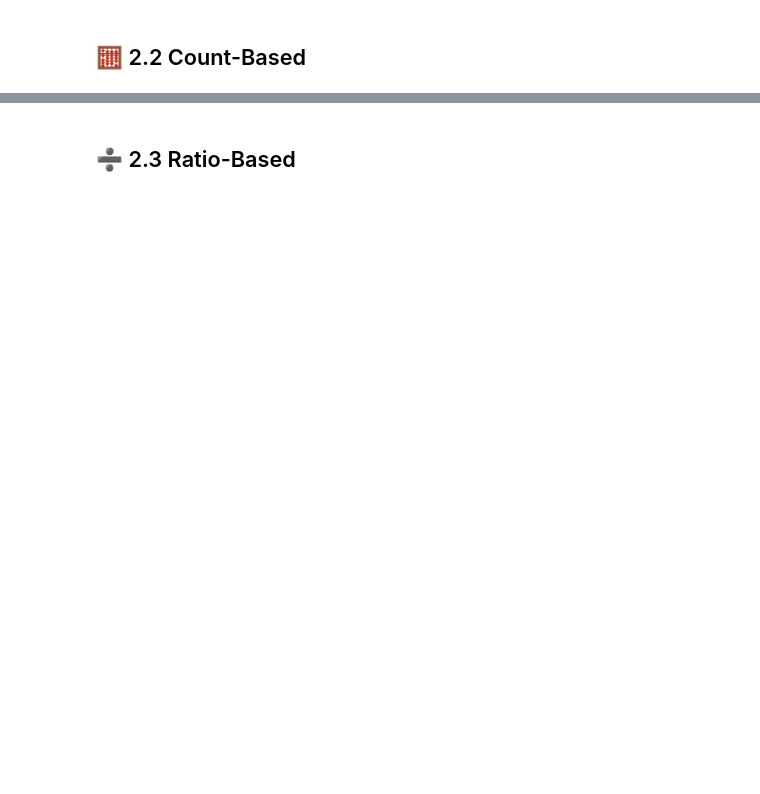
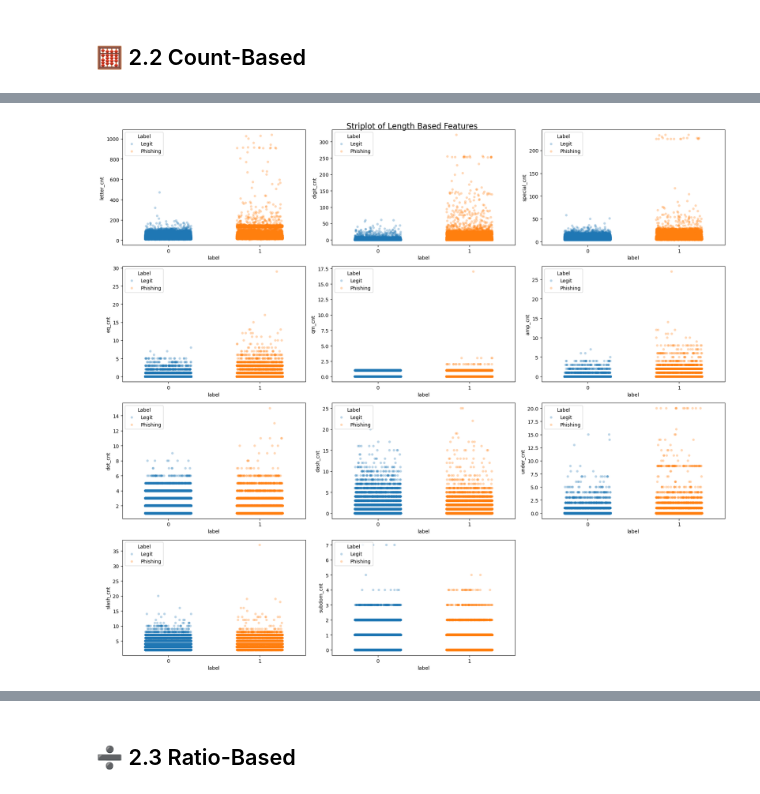
Before and after one commit to QMathsdude/phishing-url-detector, a Jupyter notebook: notebooks/01_EDA.ipynb, the cells around one changed output, grey strips where cells are left out. Cells and saved outputs as stored; diff of their text form; code cells hidden in the pictures; blank space fills up the shorter version.

Commit message:
Complete 2.2 Counte-Based

```diff
--- a/notebooks/01_EDA.ipynb
+++ b/notebooks/01_EDA.ipynb
@@ -332,6 +353,4 @@ df_len.head()
 # %%
-# Create df with only count features
+# Count only features
 features_cnt = ['letter_cnt', 'digit_cnt', 'special_cnt', 'eq_cnt', 'qm_cnt', 'amp_cnt',
-                  'dot_cnt', 'dash_cnt', 'under_cnt', 'slash_cnt', 'subdom_cnt', 'label']
-df_cnt = df_filter[features_cnt]
-df_cnt.head()
+                  'dot_cnt', 'dash_cnt', 'under_cnt', 'slash_cnt', 'subdom_cnt']
@@ -344,0 +361,18 @@ df_cnt.head()
+# %%
+# Rough Distribution using Stripplot
+fig, axes = plt.subplots(4, 3, figsize=(18, 16))
+axes = axes.flatten() # helps looping
+
+# Plotting in a loop
+for i, col in enumerate(features_cnt):
+  sns.stripplot(data=df_filter, x='label', y=col, ax=axes[i], jitter=0.25, hue='label', alpha=0.3)
+  axes[i].legend(title='Label', labels=["Legit", "Phishing"], loc='upper left')
+
+# Hide the last empty subplot
+axes[len(features_cnt)].set_visible(False)
+
+fig.suptitle('Striplot of Length Based Features', fontsize=16)
+plt.tight_layout()
+plt.show()
+# %% [output]
+[figure, added]
```
Also changed, not shown: parts of 20 cells of this notebook.
